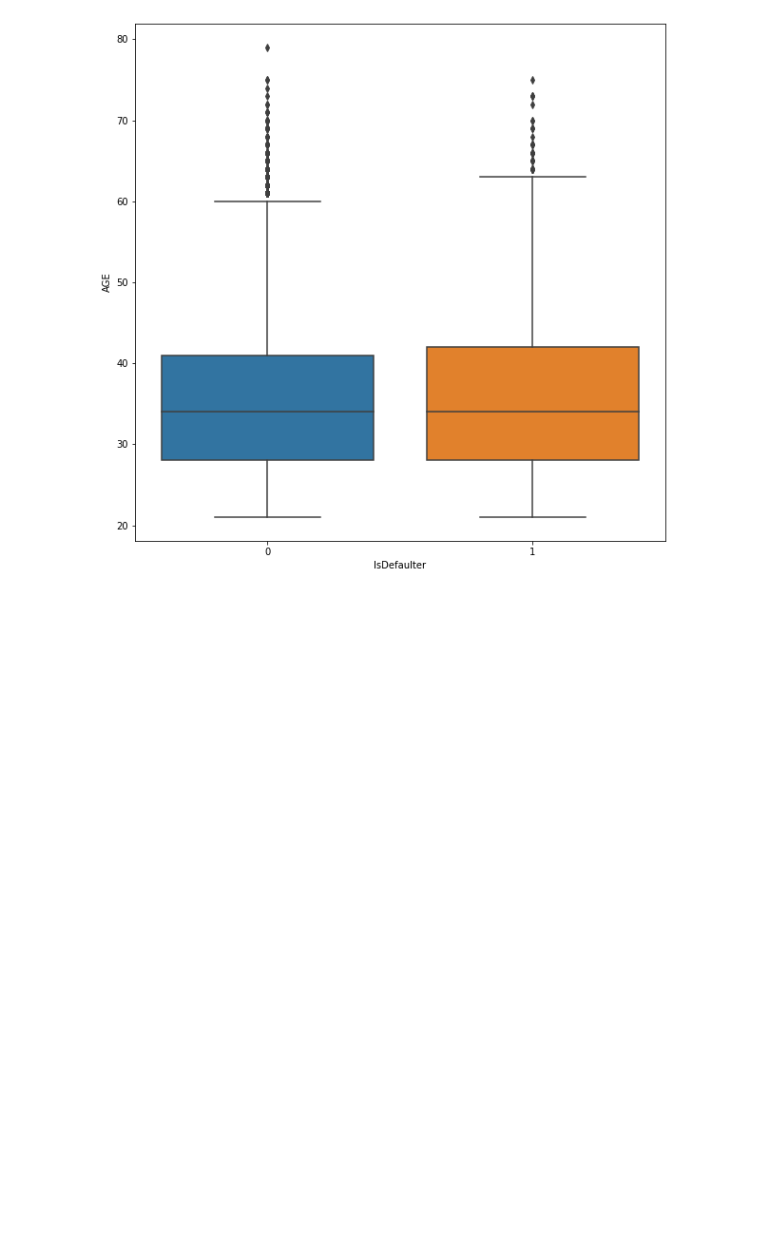
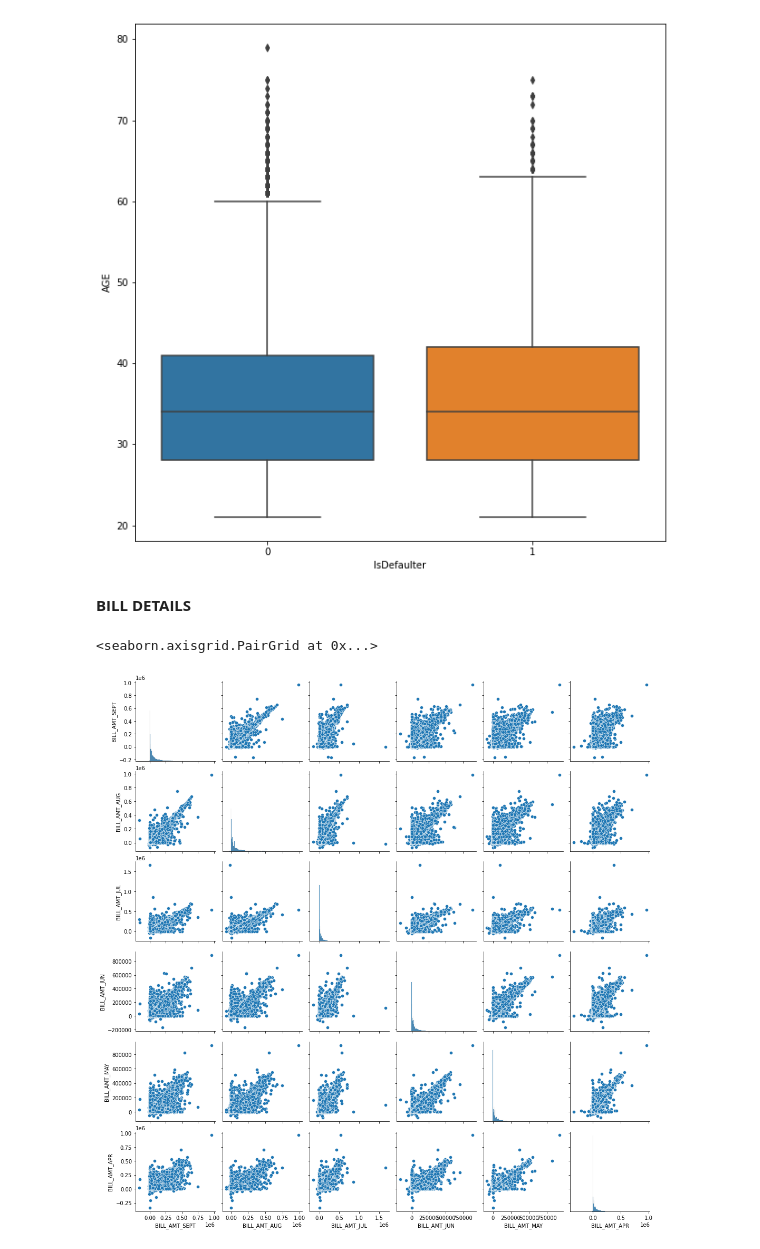
Before and after one commit to Creatrohit9/Credit-Card-Default-Prediction-Rohit-Bhadauriya, a Jupyter notebook: Credit_Card_Default_Prediction(Proponent_Ds)_Rohit_Bhadauriya_Capstone_Project.ipynb, the cells around one changed output. Cells and saved outputs as stored; diff of their text form; code cells hidden in the pictures; blank space fills up the shorter version.

Commit message:
Commit for the pair plot

```diff
--- a/Credit_Card_Default_Prediction(Proponent_Ds)_Rohit_Bhadauriya_Capstone_Project.ipynb
+++ b/Credit_Card_Default_Prediction(Proponent_Ds)_Rohit_Bhadauriya_Capstone_Project.ipynb
@@ -346,3 +346,12 @@ plt.figure(figsize=(10,10))
 ax = sns.boxplot(x="IsDefaulter", y="AGE", data=cred_df)
 # %% [output]
 [figure]
+# %% [markdown]
+**BILL DETAILS**
+# %%
+bill_df = cred_df[['BILL_AMT_SEPT',	'BILL_AMT_AUG',	'BILL_AMT_JUL',	'BILL_AMT_JUN',	'BILL_AMT_MAY',	'BILL_AMT_APR']]
+# %%
+sns.pairplot(data=bill_df)
+# %% [output]
+<seaborn.axisgrid.PairGrid at 0x...>
+[figure, added]
```
